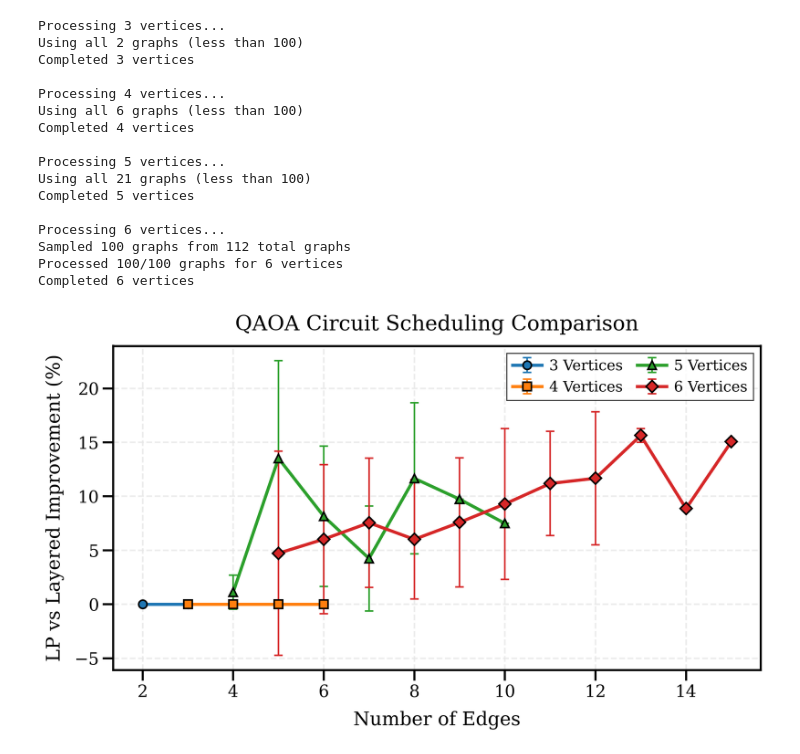
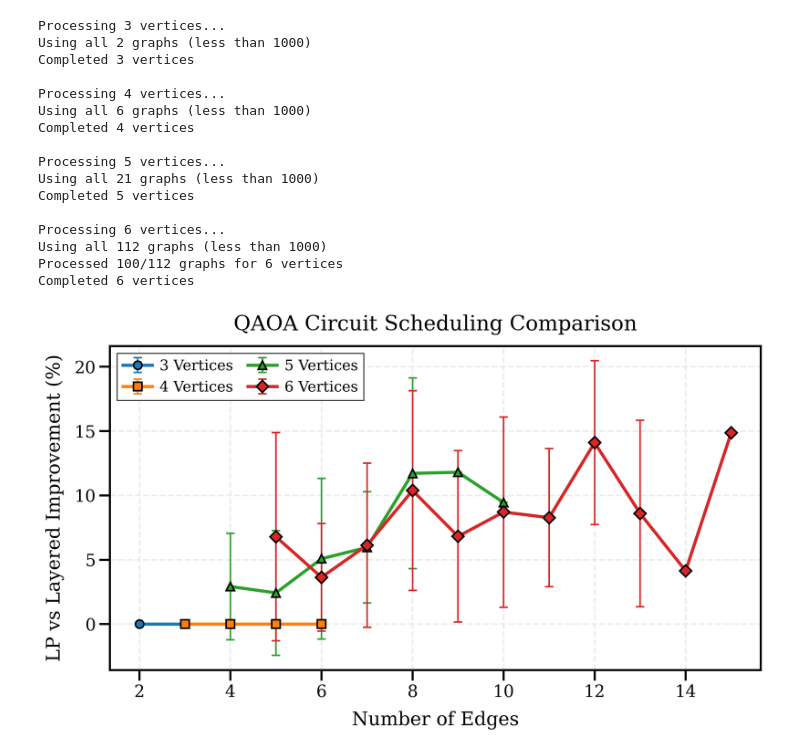
Before and after one commit to Mostafa-Atallah2020/QintProg, a Jupyter notebook: notebooks/conncted graphs.ipynb, the cells around one changed output. Saved outputs shown, nothing was run; the diff lists cells and outputs as text; code cells hidden in the pictures.

Commit message:
Adding sampled graphs to data

```diff
--- a/notebooks/conncted graphs.ipynb
+++ b/notebooks/conncted graphs.ipynb
@@ -267,23 +267,23 @@ def plot_from_saved_results(vertex_range=(3, 6), n_samples: int = 1000):
 # %%
 # Example usage:
 # First, compute and save all results
-# compute_all_results(vertex_range=(3, 6), n_samples=100)
-plot_from_saved_results(vertex_range=(3, 6), n_samples=100)
+compute_all_results(vertex_range=(3, 6), n_samples=1000)
+plot_from_saved_results(vertex_range=(3, 6), n_samples=1000)
 # %% [output]
 Processing 3 vertices...
-Using all 2 graphs (less than 100)
+Using all 2 graphs (less than 1000)
 Completed 3 vertices
 
 Processing 4 vertices...
-Using all 6 graphs (less than 100)
+Using all 6 graphs (less than 1000)
 Completed 4 vertices
 
 Processing 5 vertices...
-Using all 21 graphs (less than 100)
+Using all 21 graphs (less than 1000)
 Completed 5 vertices
 
 Processing 6 vertices...
-Sampled 100 graphs from 112 total graphs
-Processed 100/100 graphs for 6 vertices
+Using all 112 graphs (less than 1000)
+Processed 100/112 graphs for 6 vertices
 Completed 6 vertices
-[figure, old version]
+[figure, new version]
```
Also changed, not shown: 15 other files.
